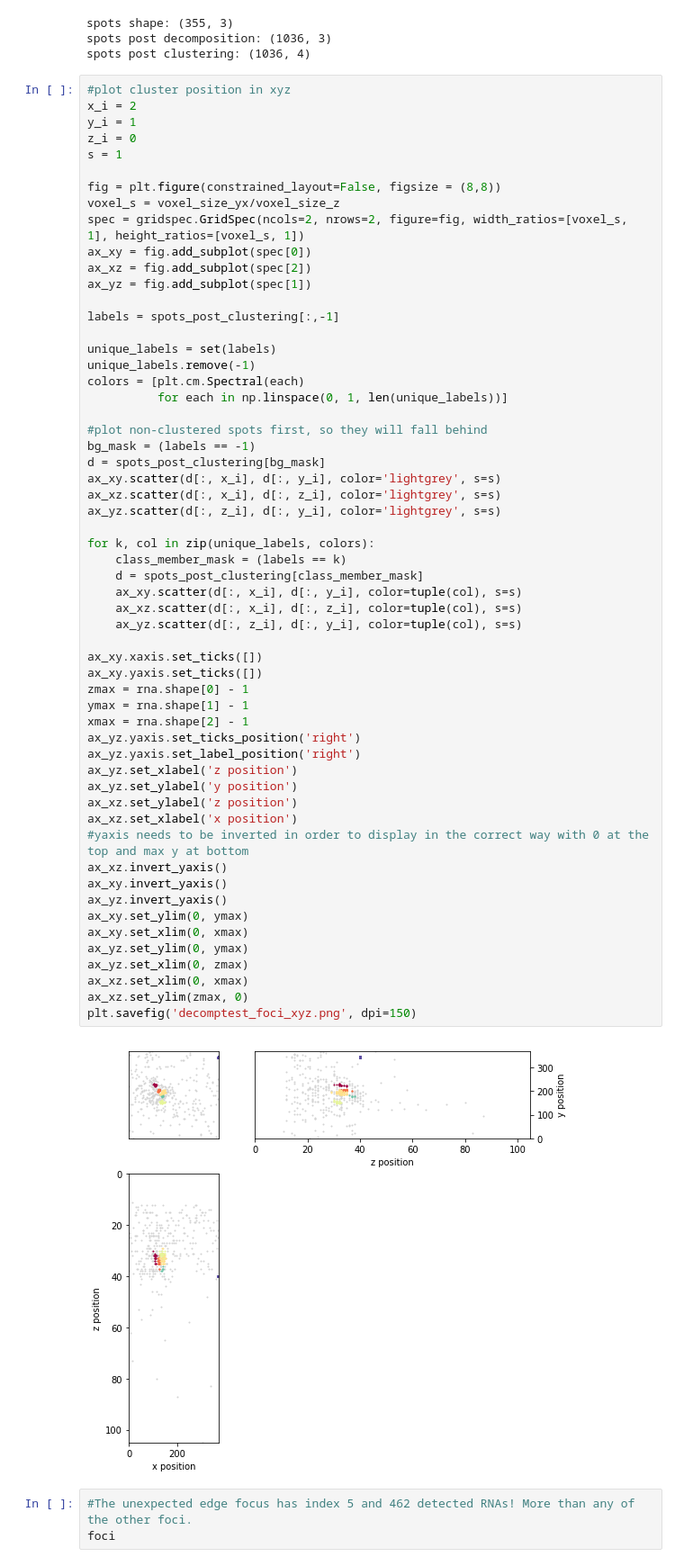
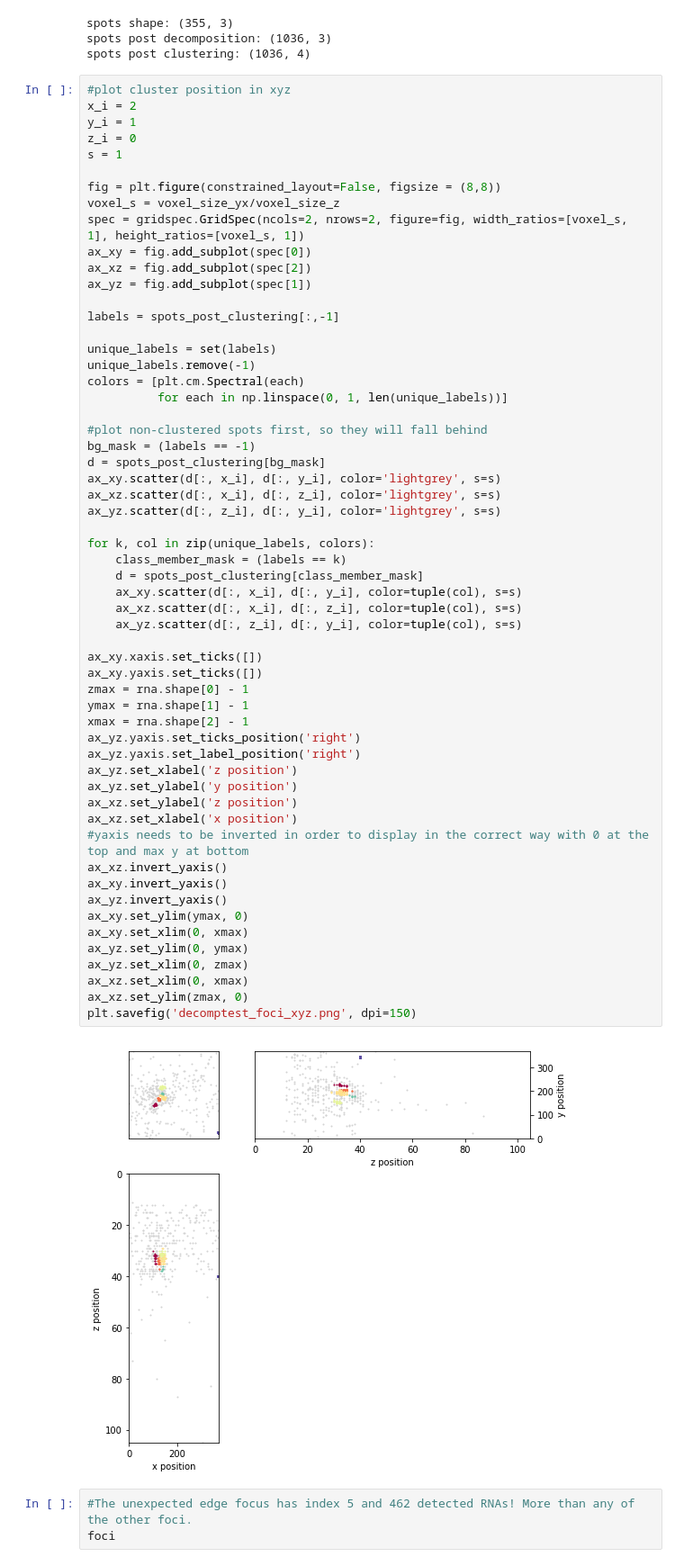
Before and after one commit to marykthompson/temp_images, a Jupyter notebook: cluster_decomp_issue.ipynb, the cells around one changed output. Shown at 90% size. Cells and saved outputs as stored; diff of their text form.

```diff
--- a/cluster_decomp_issue.ipynb
+++ b/cluster_decomp_issue.ipynb
@@ -100,35 +100,35 @@ ax_yz.scatter(d[:, z_i], d[:, y_i], color='lightgrey', s=s)
 
 for k, col in zip(unique_labels, colors):
     class_member_mask = (labels == k)
     d = spots_post_clustering[class_member_mask]
     ax_xy.scatter(d[:, x_i], d[:, y_i], color=tuple(col), s=s)
     ax_xz.scatter(d[:, x_i], d[:, z_i], color=tuple(col), s=s)
     ax_yz.scatter(d[:, z_i], d[:, y_i], color=tuple(col), s=s)
 
 ax_xy.xaxis.set_ticks([])
 ax_xy.yaxis.set_ticks([])
 zmax = rna.shape[0] - 1
 ymax = rna.shape[1] - 1
 xmax = rna.shape[2] - 1
 ax_yz.yaxis.set_ticks_position('right')
 ax_yz.yaxis.set_label_position('right')
 ax_yz.set_xlabel('z position')
 ax_yz.set_ylabel('y position')
 ax_xz.set_ylabel('z position')
 ax_xz.set_xlabel('x position')
 #yaxis needs to be inverted in order to display in the correct way with 0 at the top and max y at bottom
 ax_xz.invert_yaxis()
 ax_xy.invert_yaxis()
 ax_yz.invert_yaxis()
-ax_xy.set_ylim(0, ymax)
+ax_xy.set_ylim(ymax, 0)
 ax_xy.set_xlim(0, xmax)
 ax_yz.set_ylim(0, ymax)
 ax_yz.set_xlim(0, zmax)
 ax_xz.set_xlim(0, xmax)
 ax_xz.set_ylim(zmax, 0)
 plt.savefig('decomptest_foci_xyz.png', dpi=150)
 # %% [output]
-[figure, old version]
+[figure, new version]
 # %%
 #The unexpected edge focus has index 5 and 462 detected RNAs! More than any of the other foci.
 foci
```
Also changed, not shown: parts of 1 cell of this notebook.
